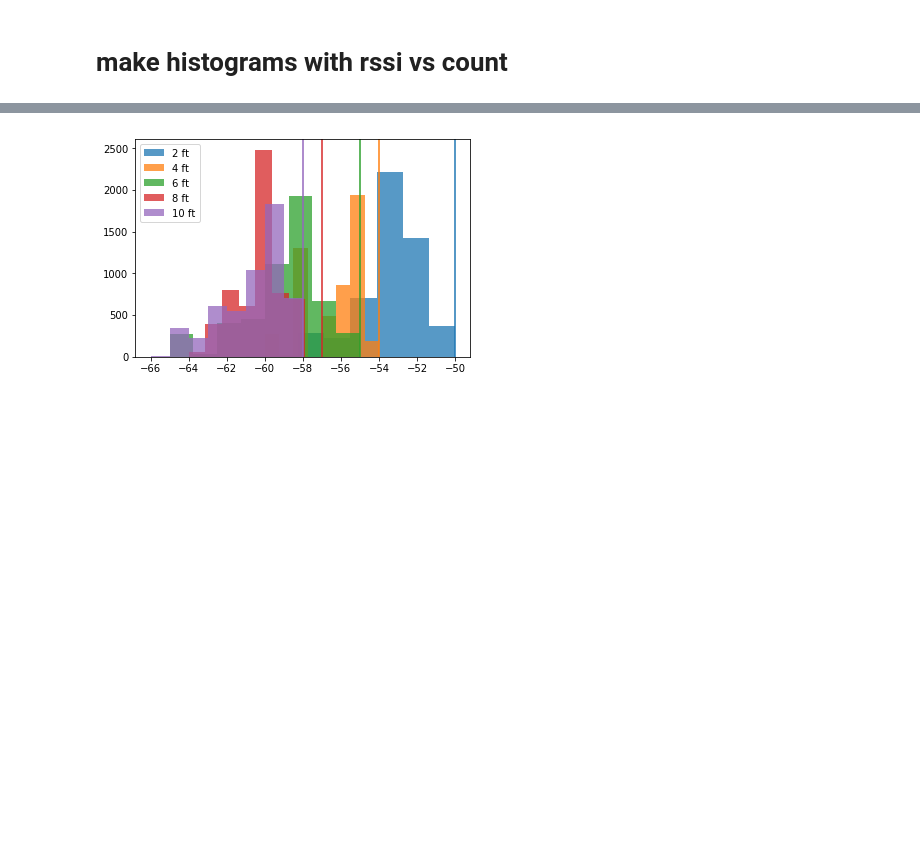
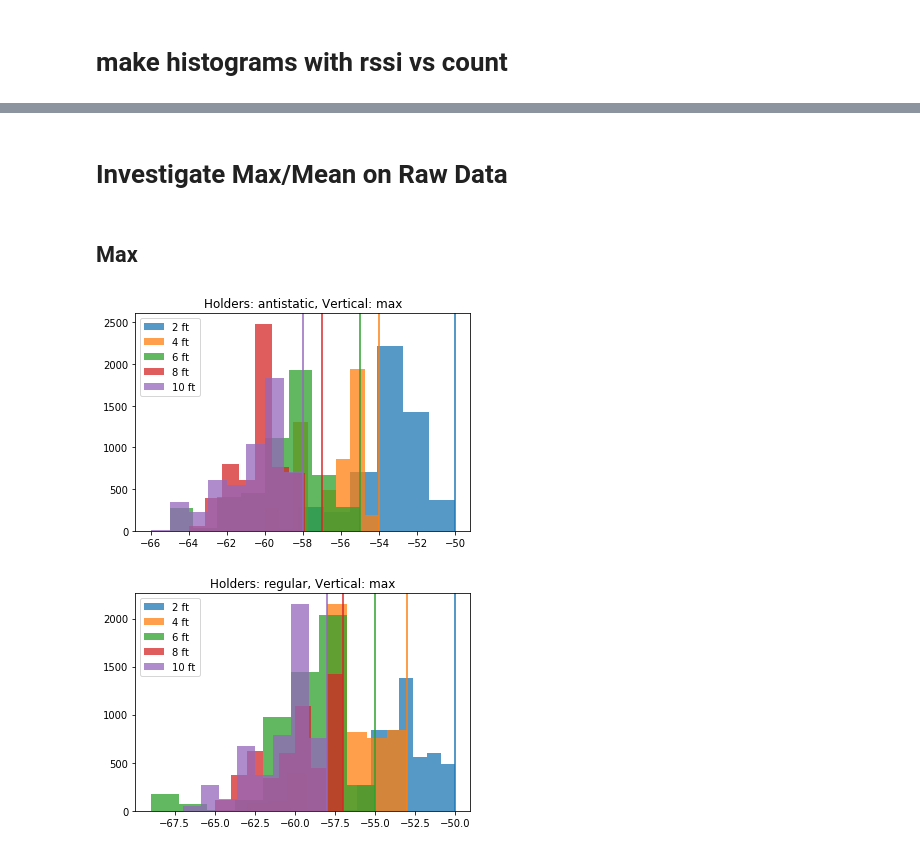
Before and after one commit to HumanDynamics/openbadge, a Jupyter notebook: holderTests/holder_analysis.ipynb, the cells around one changed output, grey strips where cells are left out. Drawn from its saved outputs; the diff is of its cells as text; code cells hidden in the pictures; blank space fills up the shorter version.

Commit message:
Several plot improvements, including a function that makes it really easy to plot all the data at once. Looks like choosing the max of the rolling mean is the bext option so far

```diff
--- a/holderTests/holder_analysis.ipynb
+++ b/holderTests/holder_analysis.ipynb
@@ -29,7 +29,7 @@ def load(filename):
     nat = raw.loc[raw['MAC'].isin(holders_noanti)]  # No-Antistatic Transmitters
     allt = pd.concat([at, nat]).sort_values(by="DATETIME")  # All Transmitters (removed unwanted MACs)
 
-    return (allt, at, nat)
+    return (allt.reset_index(drop=True), at.reset_index(drop=True), nat.reset_index(drop=True))
 # %%
 # Antistatic Receivers
 df_ar2, df_ar2at, df_ar2nat = load('logs_antistatic/BLE_range_test_2ft_antistatic_CSV/000.csv')
@@ -75,15 +49,8 @@ Antistatic Holder on both Transmitters / Receiver
-# %%
-plt.hist(df_ar2at["RSSI"], bins = 8, alpha=0.75, label='2 ft')
-plt.axvline(x=df_ar2at.max()["RSSI"], color='C0')
-plt.hist(df_ar4at["RSSI"], bins = 8, alpha=0.75, label='4 ft')
-plt.axvline(x=df_ar4at.max()["RSSI"], color='C1')
-plt.hist(df_ar6at["RSSI"], bins = 8, alpha=0.75, label='6 ft')
-plt.axvline(x=df_ar6at.max()["RSSI"], color='C2')
-plt.hist(df_ar8at["RSSI"], bins = 8, alpha=0.75, label='8 ft')
-plt.axvline(x=df_ar8at.max()["RSSI"], color='C3')
-plt.hist(df_ar10at["RSSI"], bins = 8, alpha=0.75, label='10 ft')
-plt.axvline(x=df_ar10at.max()["RSSI"], color='C4')
-plt.legend(loc='upper left')
-plt.show()
-# %% [output]
-[figure, removed]
+# %%
+def rolling_format(df, window, func):
+    roll = df.drop(columns=["DATETIME", "MAC"]).rolling(window)
+    if func == "max":
+        roll = roll.max()
+    elif func == "mean":
+        roll = roll.mean()
+    return roll.drop(list(range(window))).reset_index(drop=True)
@@ -89,0 +114,10 @@ plt.show()
+# %% [markdown]
+# Investigate Max/Mean on Raw Data
+# %% [markdown]
+## Max
+# %%
+plot_all_distances(holders="antistatic", vert="max")
+plot_all_distances(holders="regular", vert="max")
+# %% [output]
+[figure, added]
+[figure, added]
```
Also changed, not shown: parts of 17 cells of this notebook.
